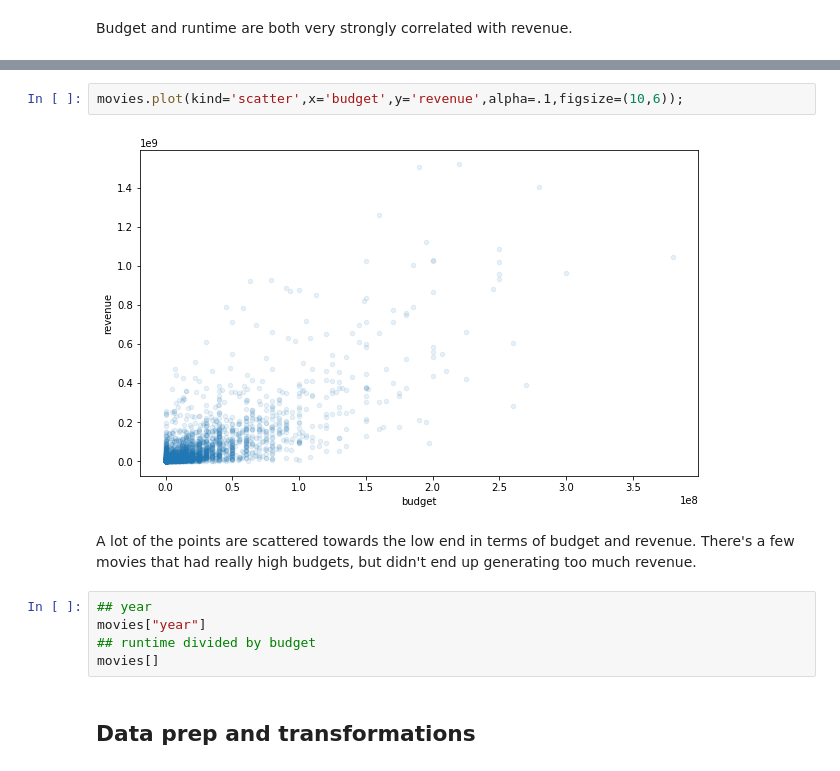
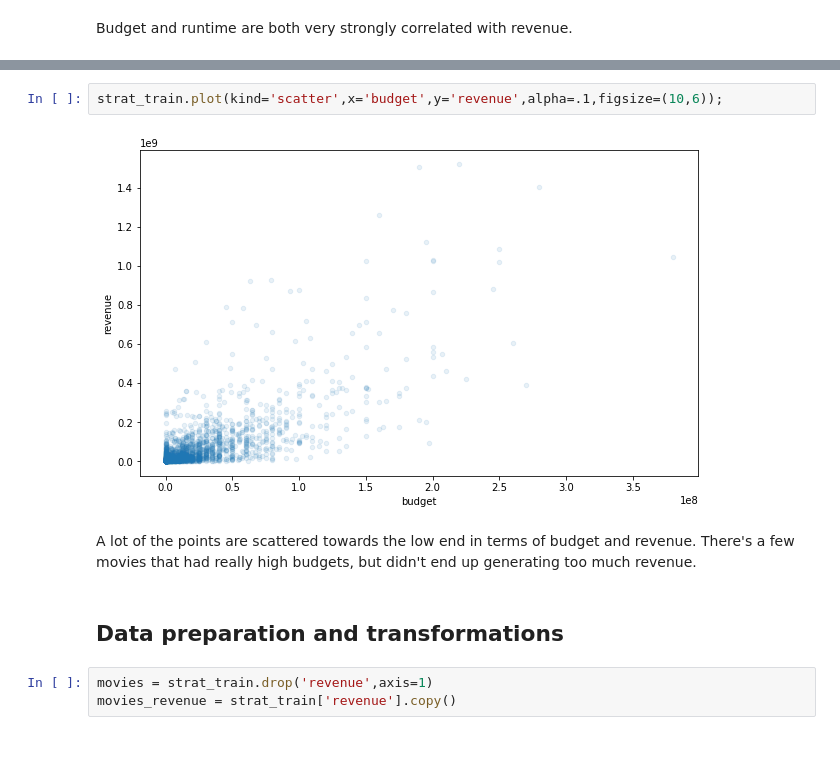
Before and after one commit to collindching/Learning-Exercises, a Jupyter notebook: Box Office Revenue Prediction/Regression Model.ipynb, the cells around one changed output, grey strips where cells are left out. Cells and saved outputs as stored; diff of their text form.

```diff
--- a/Box Office Revenue Prediction/Regression Model.ipynb
+++ b/Box Office Revenue Prediction/Regression Model.ipynb
@@ -188,13 +350,11 @@ scatter_matrix(movies[attributes],figsize=(12,8));
 # %%
-movies.plot(kind='scatter',x='budget',y='revenue',alpha=.1,figsize=(10,6));
+strat_train.plot(kind='scatter',x='budget',y='revenue',alpha=.1,figsize=(10,6));
 # %% [output]
-[figure, old version]
+[figure, new version]
 # %% [markdown]
 A lot of the points are scattered towards the low end in terms of budget and revenue. There's a few movies that had really high budgets, but didn't end up generating too much revenue.
-# %%
-## year
-movies["year"]
-## runtime divided by budget
-movies[]
 # %% [markdown]
-## Data prep and transformations
+## Data preparation and transformations
+# %%
+movies = strat_train.drop('revenue',axis=1)
+movies_revenue = strat_train['revenue'].copy()
```
Also changed, not shown: parts of 36 cells of this notebook, 1 other file.
